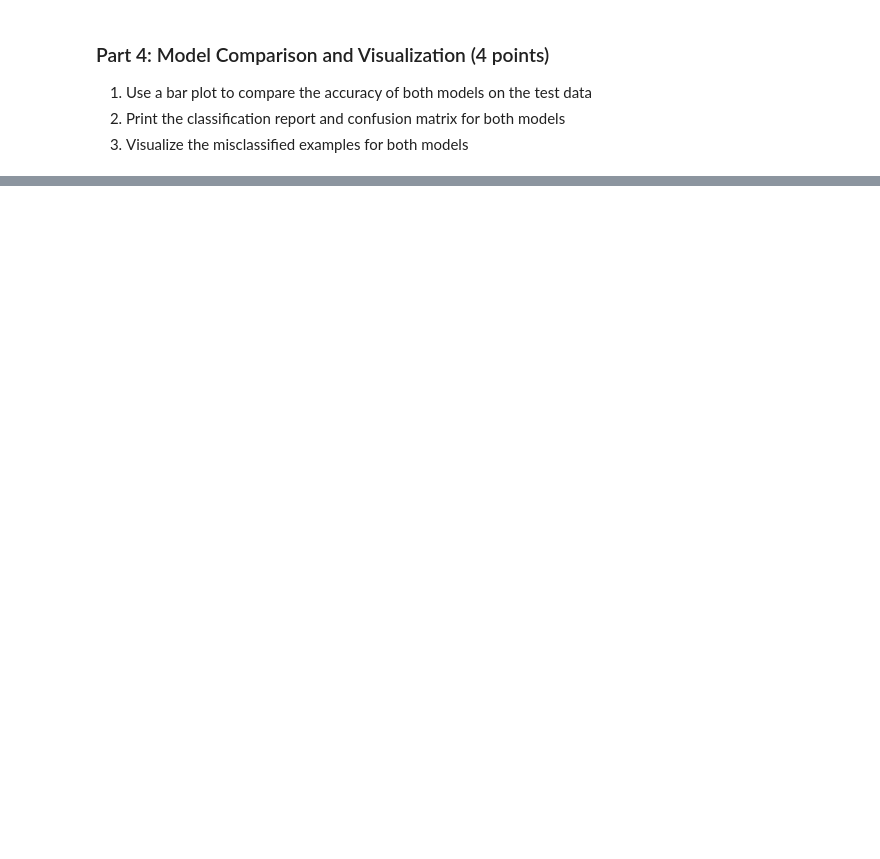
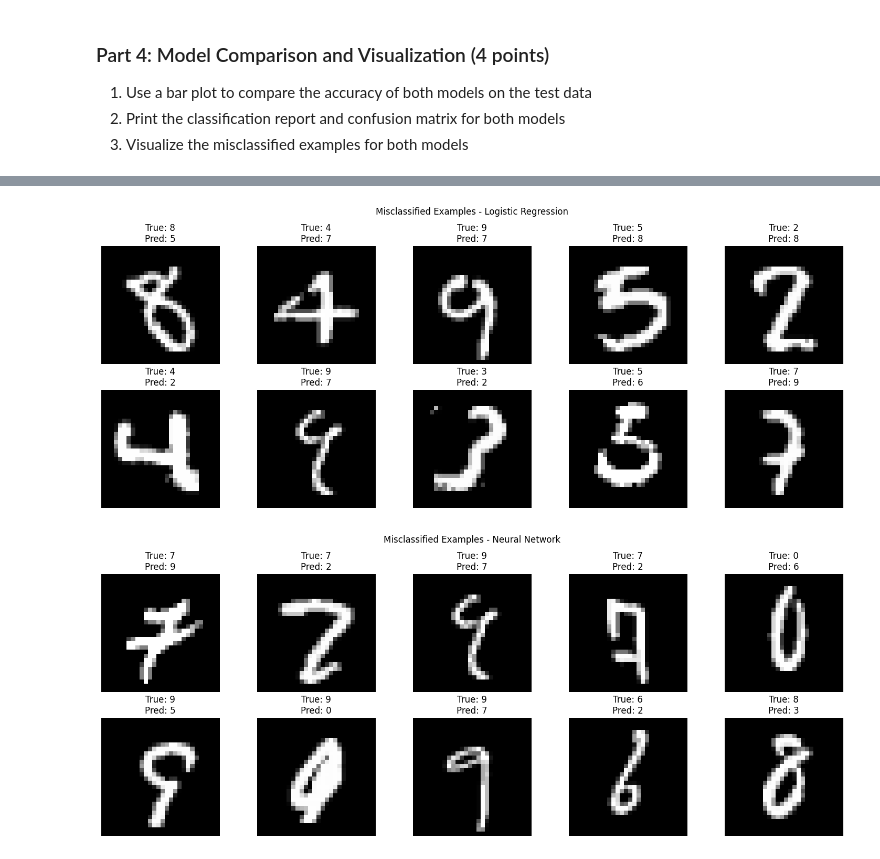
Before and after one commit to Heather-bu/bme3053c, a Jupyter notebook: supervised_homework_1.ipynb, the cells around one changed output, grey strips where cells are left out. Saved outputs shown, nothing was run; the diff lists cells and outputs as text; code cells hidden in the pictures; blank space fills up the shorter version.

```diff
--- a/supervised_homework_1.ipynb
+++ b/supervised_homework_1.ipynb
@@ -67,0 +198,27 @@ except ImportError as e:
+# %%
+# Provide your code for part 4-3 here
+# Part 4-3: Visualize misclassified examples
+def plot_misclassified(X_test, y_test, predictions, model_name):
+    misclassified_idx = np.where(predictions != y_test)[0]
+
+    # Select first 10 misclassified examples
+    fig, axes = plt.subplots(2, 5, figsize=(15, 6))
+    fig.suptitle(f'Misclassified Examples - {model_name}')
+
+    for i, ax in enumerate(axes.flat):
+        if i < len(misclassified_idx):
+            idx = misclassified_idx[i]
+            img = X_test[idx].reshape(28, 28)
+            ax.imshow(img, cmap='gray')
+            ax.set_title(f'True: {y_test[idx]}\nPred: {predictions[idx]}')
+            ax.axis('off')
+
+    plt.tight_layout()
+    plt.show()
+
+# Plot misclassified examples for both models
+plot_misclassified(X_test, y_test, lr_predictions, "Logistic Regression")
+plot_misclassified(X_test, y_test, nn_predictions, "Neural Network")
+# %% [output]
+[figure, added]
+[figure, added]
```
Also changed, not shown: parts of 16 cells of this notebook.
